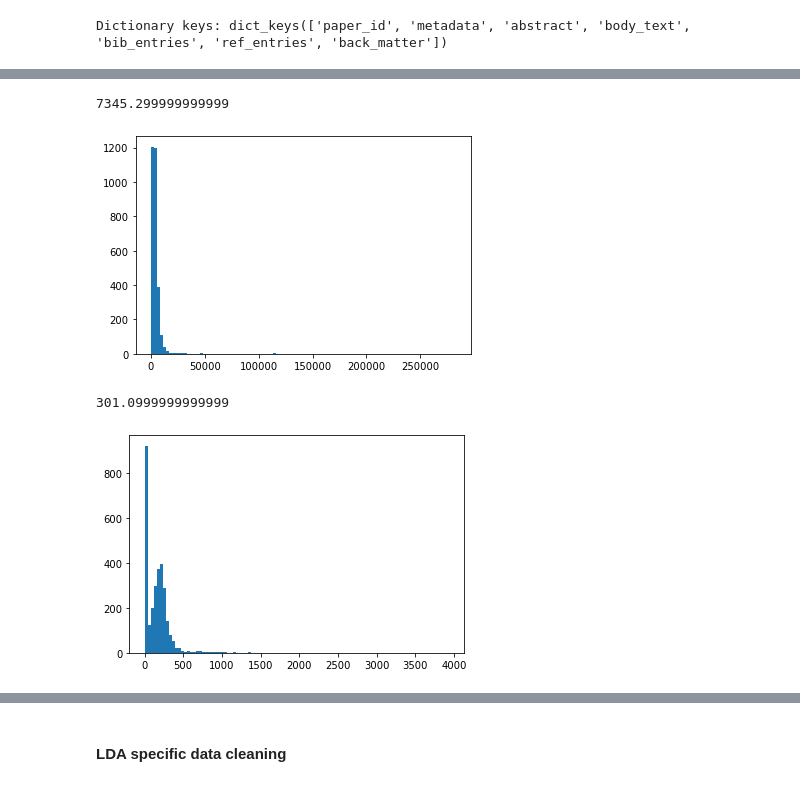
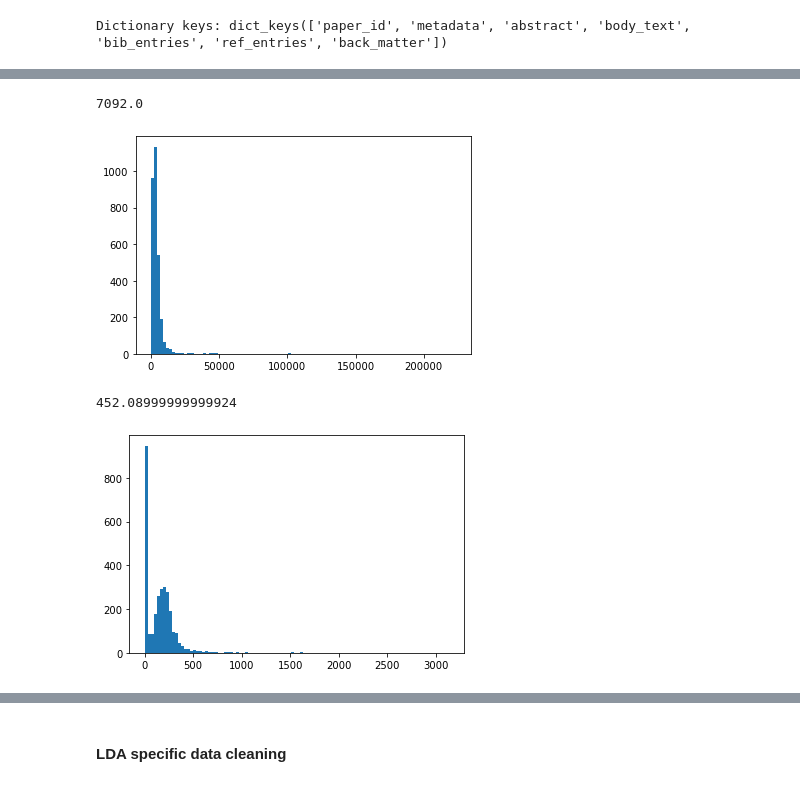
Before and after one commit to jzdscience/Cord19_abstractive_summarization, a Jupyter notebook: cord_data.ipynb, the cells around one changed output, grey strips where cells are left out. Cells and saved outputs as stored; diff of their text form; code cells hidden in the pictures.

```diff
--- a/cord_data.ipynb
+++ b/cord_data.ipynb
@@ -322,0 +347,12 @@ paper_df.shape
+# %%
+for col in ['title', 'text', 'abstract']:
+    paper_df[col] =paper_df[col].apply(clean_dataset)
+
+    paper_df[col] = paper_df[col].map(lambda x: x.lower())
+
+paper_df=paper_df.reset_index(drop=True)
+# %%
+paper_df['title_word_count'] = paper_df['title'].apply(lambda x: len(x.strip().split()))
+
+paper_df['abstract_word_count'] = paper_df['abstract'].apply(lambda x: len(x.strip().split()))
+paper_df['body_word_count'] = paper_df['text'].apply(lambda x: len(x.strip().split()))
@@ -339,12 +384,12 @@ _ = plt.hist(paper_df['body_word_count'], bins= 100)
 
 paper_df['body_word_count'].quantile(0.9)
 # %% [output]
-7345.299999999999
+7092.0
-[figure, old version]
+[figure, new version]
 # %%
 _ = plt.hist(paper_df['abstract_word_count'], bins= 100)
 
-paper_df['abstract_word_count'].quantile(0.9)
+paper_df['abstract_word_count'].quantile(0.97)
 # %% [output]
-301.0999999999999
+452.08999999999924
-[figure, old version]
+[figure, new version]
```
Also changed, not shown: parts of 75 cells of this notebook.
